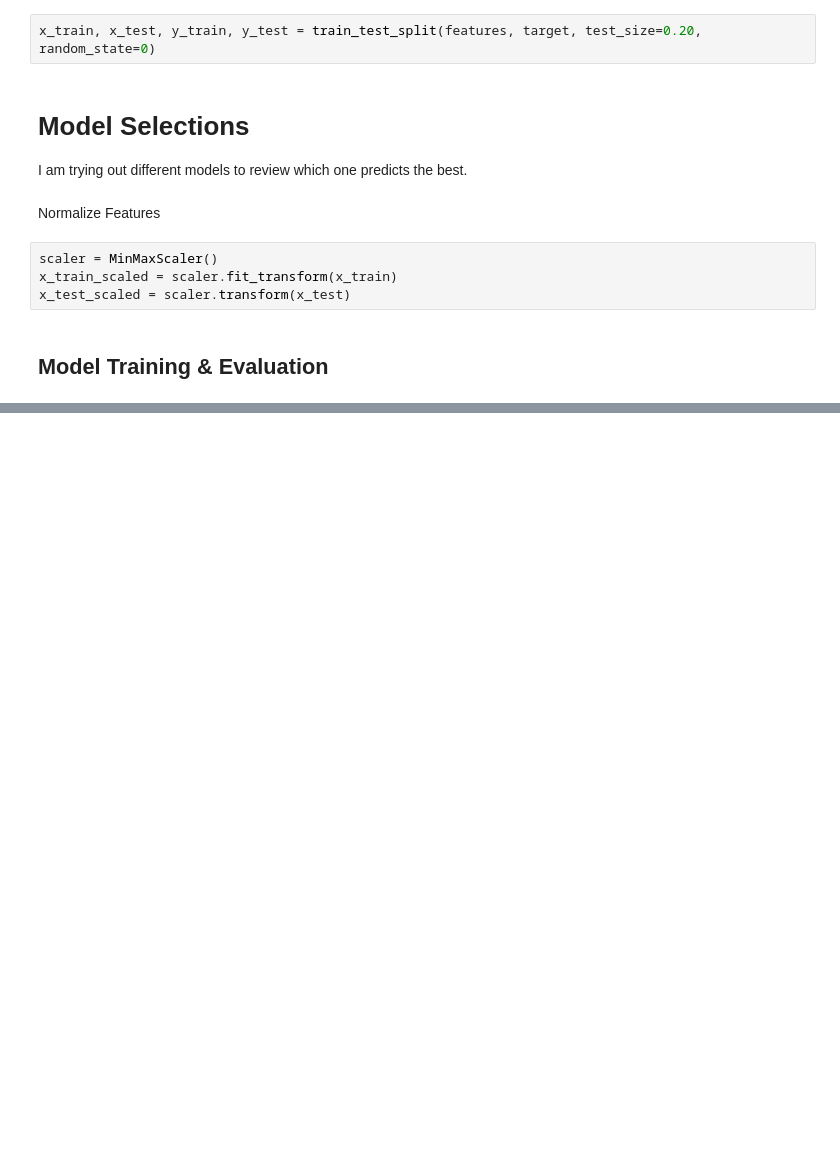
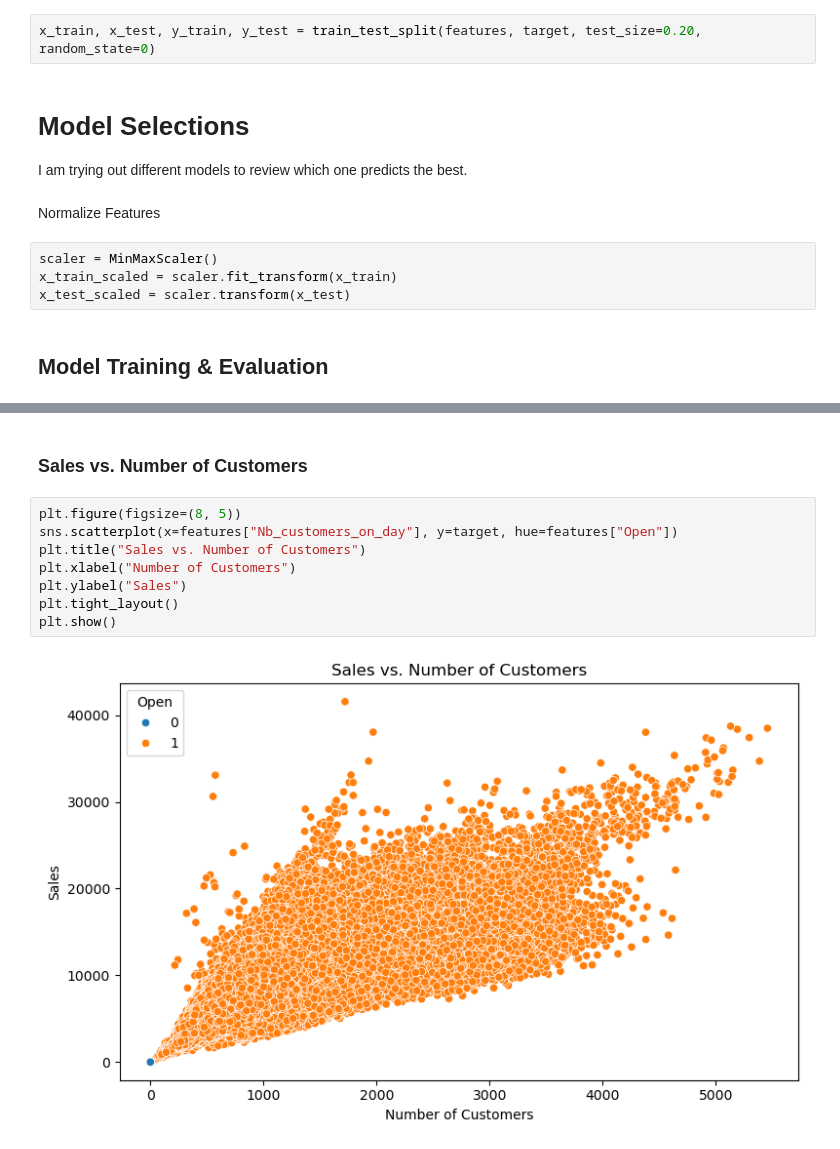
Before and after one commit to SheryllD/ironhack_kaggle, a Jupyter notebook: main.ipynb, the cells around one changed output, grey strips where cells are left out. Cells and saved outputs as stored; diff of their text form; blank space fills up the shorter version.

```diff
--- a/main.ipynb
+++ b/main.ipynb
@@ -148,0 +216,12 @@ testing_df
+# %% [markdown]
+### Sales vs. Number of Customers
+# %%
+plt.figure(figsize=(8, 5))
+sns.scatterplot(x=features["Nb_customers_on_day"], y=target, hue=features["Open"])
+plt.title("Sales vs. Number of Customers")
+plt.xlabel("Number of Customers")
+plt.ylabel("Sales")
+plt.tight_layout()
+plt.show()
+# %% [output]
+[figure, added]
```
Also changed, not shown: parts of 35 cells of this notebook, 1 other file.
